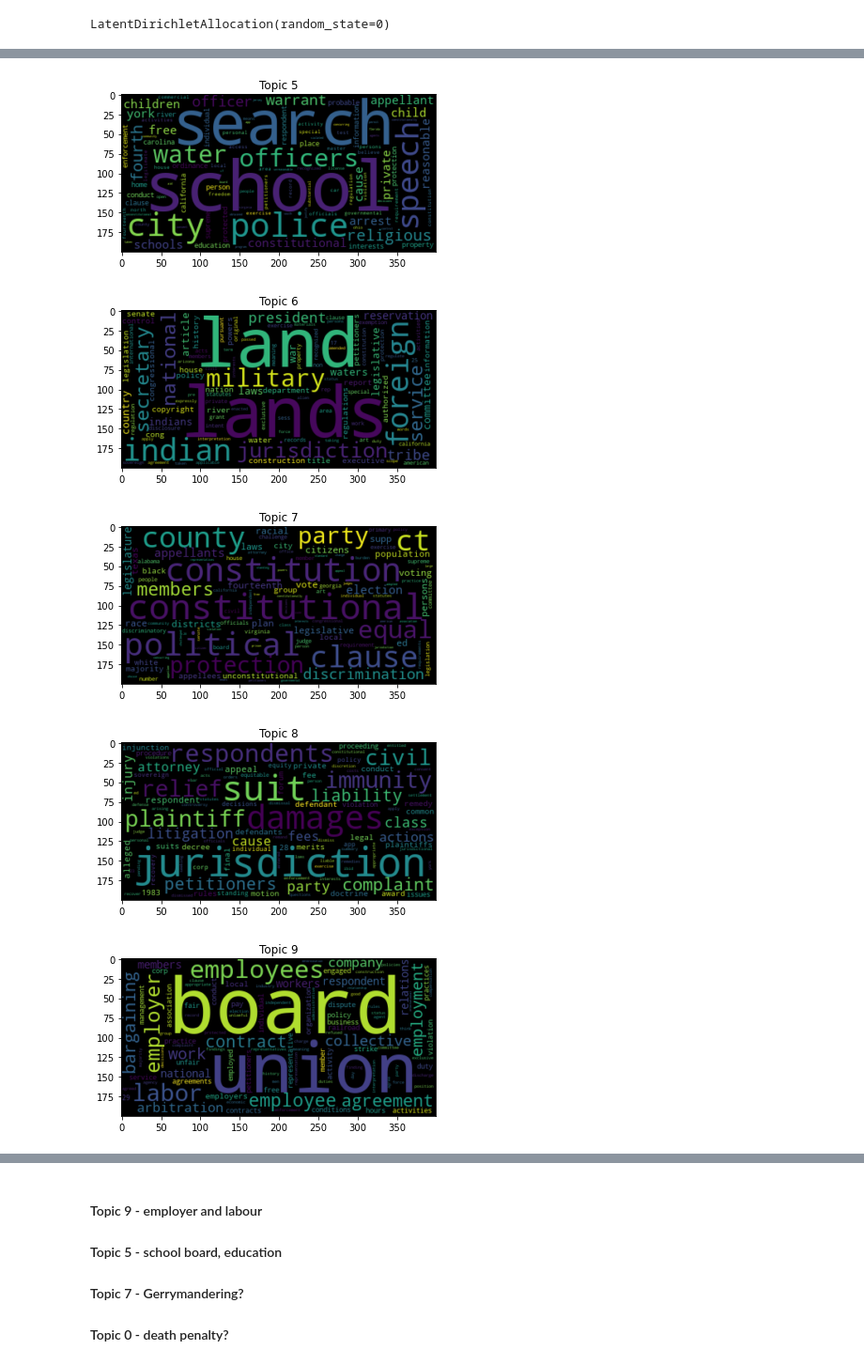
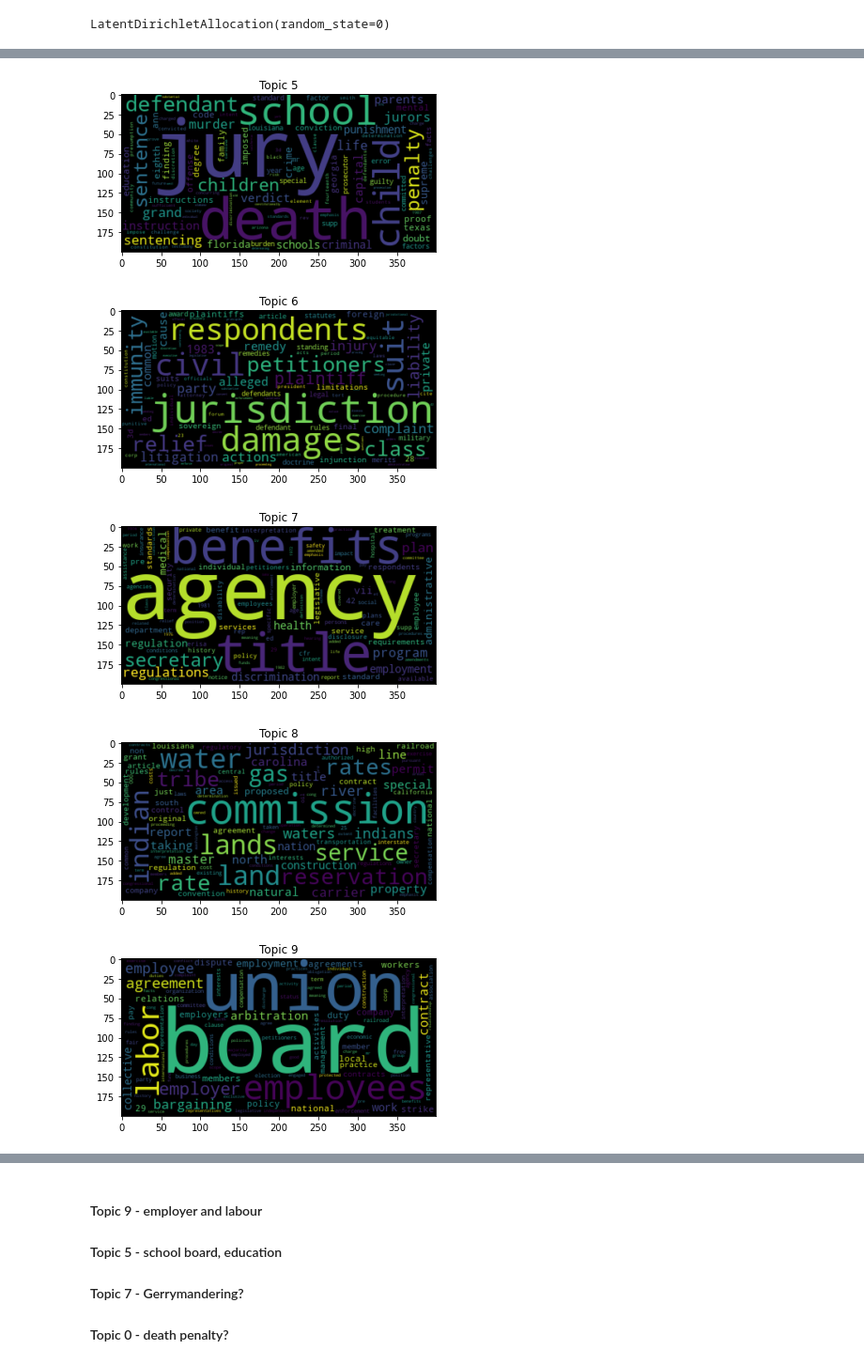
Before and after one commit to torelash/AssesingSCOTUSBias, a Jupyter notebook: topic_analysis.ipynb, the cells around one changed output, grey strips where cells are left out. Shown at 94% size. Cells and saved outputs as stored; diff of their text form; code cells hidden in the pictures.

```diff
--- a/topic_analysis.ipynb
+++ b/topic_analysis.ipynb
@@ -263,13 +282,18 @@ from sklearn.feature_extraction.text import CountVectorizer
 df_R_40 = df_R_40[df_R_40['category'] == 'majority']
 df_D_40 = df_D_40[df_D_40['category'] == 'majority']
 
-tf_vectorizer = CountVectorizer(max_df = 0.5, #discuss max_df, min_df
+tf_vectorize_R = CountVectorizer(max_df = 0.5, #discuss max_df, min_df
                                 min_df = 1,
                                 stop_words ='english',
                                 max_features = vocab_size)
 
-tf_R = tf_vectorizer.fit_transform(df_R_40["text"]) #read text column only for republicans
-tf_D = tf_vectorizer.fit_transform(df_D_40["text"]) #read text column only for democrats
+tf_vectorize_D = CountVectorizer(max_df = 0.5, #discuss max_df, min_df
+                                min_df = 1,
+                                stop_words ='english',
+                                max_features = vocab_size)
+
+tf_R = tf_vectorize_R.fit_transform(df_R_40["text"]) #read text column only for republicans
+tf_D = tf_vectorize_D.fit_transform(df_D_40["text"]) #read text column only for democrats
 # %% [markdown]
 We now fit an LDA model to the data
 # %%
@@ -332,7 +374,7 @@ from wordcloud import WordCloud
 
 num_max_word_cloud_words = 100
 
-vocab = tf_vectorizer.get_feature_names()
+vocab = tf_vectorize_R.get_feature_names()
 num_topics = len(topic_word_distributions_R)
 
 for topic_idx in range(num_topics):
@@ -350,8 +392,8 @@ for topic_idx in range(num_topics):
-[figure, old version]
+[figure, new version]
-[figure, old version]
+[figure, new version]
-[figure, old version]
+[figure, new version]
-[figure, old version]
+[figure, new version]
-[figure, old version]
+[figure, new version]
 # %%
 from wordcloud import WordCloud
 
```
Also changed, not shown: parts of 13 cells of this notebook.
